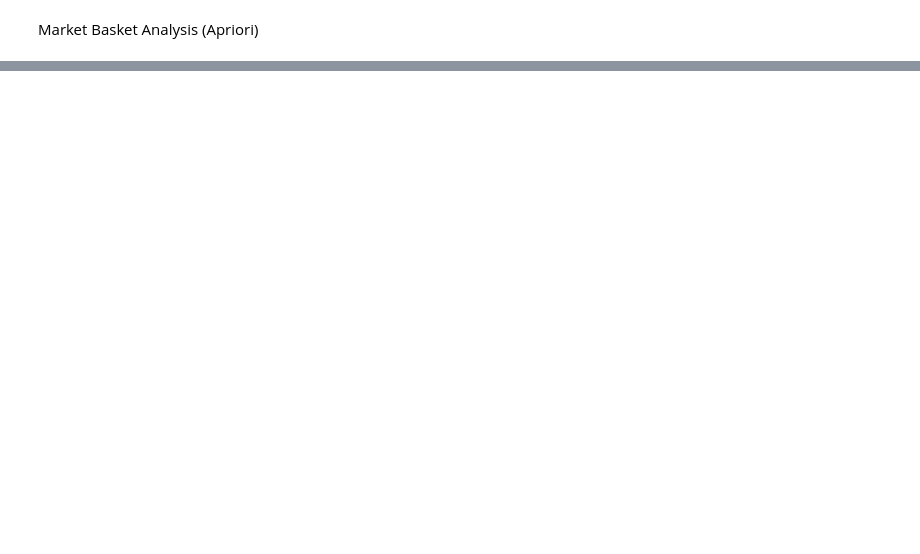
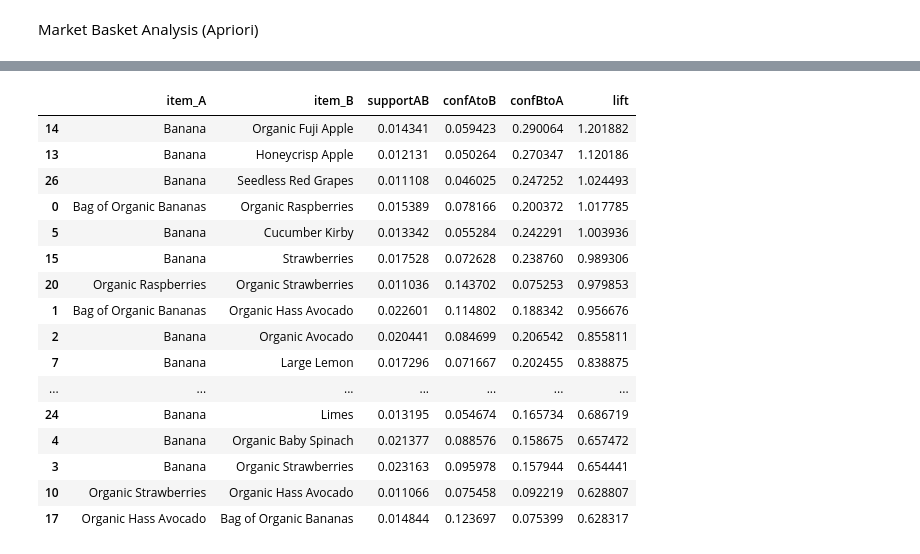
Before and after one commit to Dekiuv/SistemaRecomendacion, a Jupyter notebook: analisis.ipynb, the cells around one changed output, grey strips where cells are left out. Saved outputs shown, nothing was run; the diff lists cells and outputs as text; code cells hidden in the pictures; blank space fills up the shorter version.

```diff
--- a/analisis.ipynb
+++ b/analisis.ipynb
@@ -1089,3 +1089,73 @@ import pickle
 # Guardar matrices y dataframes necesarios
 user_product_matrix.to_pickle("user_product_matrix.pkl")
 preds_df.to_pickle("preds_df.pkl")
+# %%
+# Agrupar productos por pedido
+merged = order_products_prior.merge(products, on='product_id')
+grouped_orders = merged.groupby('order_id')['product_name'].apply(list)
+
+from collections import Counter
+from itertools import combinations, groupby
+
+def freq(iterable):
+    return pd.Series(Counter(iterable)).rename("freq")
+
+def get_item_pairs(order_item):
+    order_item = order_item.reset_index().to_numpy()
+    for _, order_obj in groupby(order_item, lambda x: x[0]):
+        item_list = [item[1] for item in order_obj]
+        for item_pair in combinations(item_list, 2):
+            yield item_pair
+
+def association_rules(order_item, min_support=0.01):
+    item_stats = freq(order_item).to_frame("freq")
+    item_stats['support'] = item_stats['freq'] / len(set(order_item.index))
+
+    qualifying_items = item_stats[item_stats['support'] >= min_support].index
+    order_item = order_item[order_item.isin(qualifying_items)]
+
+    qualifying_orders = freq(order_item.index)[freq(order_item.index) >= 2].index
+    order_item = order_item[order_item.index.isin(qualifying_orders)]
+
+    item_stats = freq(order_item).to_frame("freq")
+    item_stats['support'] = item_stats['freq'] / len(qualifying_orders)
+
+    item_pairs = freq(get_item_pairs(order_item)).to_frame("freqAB")
+    item_pairs['supportAB'] = item_pairs['freqAB'] / len(qualifying_orders)
+    item_pairs = item_pairs[item_pairs['supportAB'] >= min_support]
+
+    item_pairs = item_pairs.reset_index().rename(columns={'level_0': 'item_A', 'level_1': 'item_B'})
+    item_pairs = (item_pairs
+                  .merge(item_stats.rename(columns={'freq': 'freqA', 'support': 'supportA'}), left_on='item_A', right_index=True)
+                  .merge(item_stats.rename(columns={'freq': 'freqB', 'support': 'supportB'}), left_on='item_B', right_index=True))
+
+    item_pairs['confAtoB'] = item_pairs['supportAB'] / item_pairs['supportA']
+    item_pairs['confBtoA'] = item_pairs['supportAB'] / item_pairs['supportB']
+    item_pairs['lift'] = item_pairs['supportAB'] / (item_pairs['supportA'] * item_pairs['supportB'])
+
+    return item_pairs.sort_values('lift', ascending=False)
+
+# Aplicar análisis de cesta de mercado
+grouped_orders_flat = merged.set_index('order_id')['product_name']
+rules = association_rules(grouped_orders_flat, min_support=0.01)
+
+# Ver las 10 principales asociaciones
+rules[['item_A', 'item_B', 'supportAB', 'confAtoB', 'confBtoA', 'lift']].head(20)
+# %% [output]
+|  | item_A | item_B | supportAB | confAtoB | confBtoA | lift |
+| 14 | Banana | Organic Fuji Apple | 0.014341 | 0.059423 | 0.290064 | 1.201882 |
+| 13 | Banana | Honeycrisp Apple | 0.012131 | 0.050264 | 0.270347 | 1.120186 |
+| 26 | Banana | Seedless Red Grapes | 0.011108 | 0.046025 | 0.247252 | 1.024493 |
+| 0 | Bag of Organic Bananas | Organic Raspberries | 0.015389 | 0.078166 | 0.200372 | 1.017785 |
+| 5 | Banana | Cucumber Kirby | 0.013342 | 0.055284 | 0.242291 | 1.003936 |
+| 15 | Banana | Strawberries | 0.017528 | 0.072628 | 0.238760 | 0.989306 |
+| 20 | Organic Raspberries | Organic Strawberries | 0.011036 | 0.143702 | 0.075253 | 0.979853 |
+| 1 | Bag of Organic Bananas | Organic Hass Avocado | 0.022601 | 0.114802 | 0.188342 | 0.956676 |
+| 2 | Banana | Organic Avocado | 0.020441 | 0.084699 | 0.206542 | 0.855811 |
+| 7 | Banana | Large Lemon | 0.017296 | 0.071667 | 0.202455 | 0.838875 |
+| ... | ... | ... | ... | ... | ... | ... |
+| 24 | Banana | Limes | 0.013195 | 0.054674 | 0.165734 | 0.686719 |
+| 4 | Banana | Organic Baby Spinach | 0.021377 | 0.088576 | 0.158675 | 0.657472 |
+| 3 | Banana | Organic Strawberries | 0.023163 | 0.095978 | 0.157944 | 0.654441 |
+| 10 | Organic Strawberries | Organic Hass Avocado | 0.011066 | 0.075458 | 0.092219 | 0.628807 |
+| 17 | Organic Hass Avocado | Bag of Organic Bananas | 0.014844 | 0.123697 | 0.075399 | 0.628317 |
```
Also changed, not shown: parts of 6 cells of this notebook, 12 other files.
